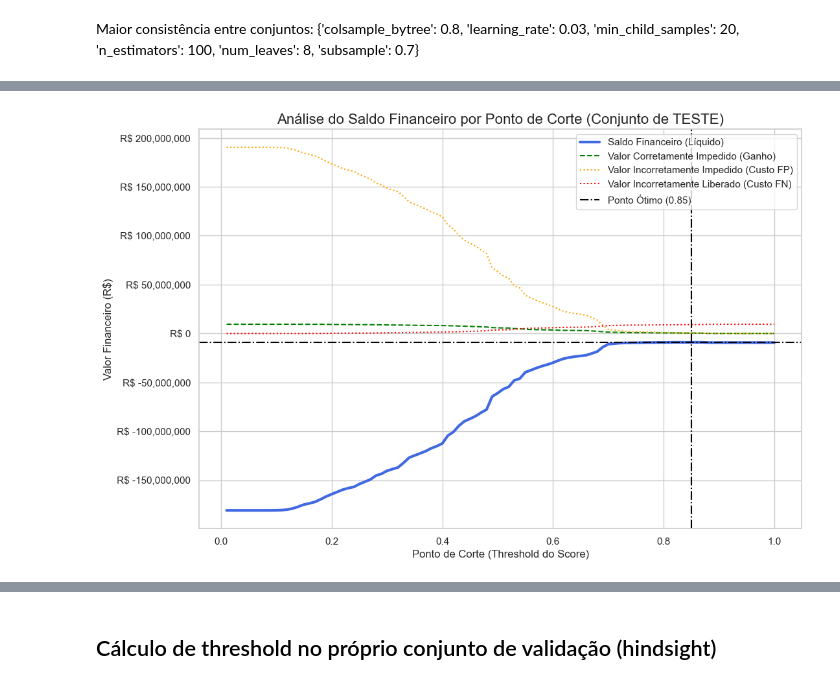
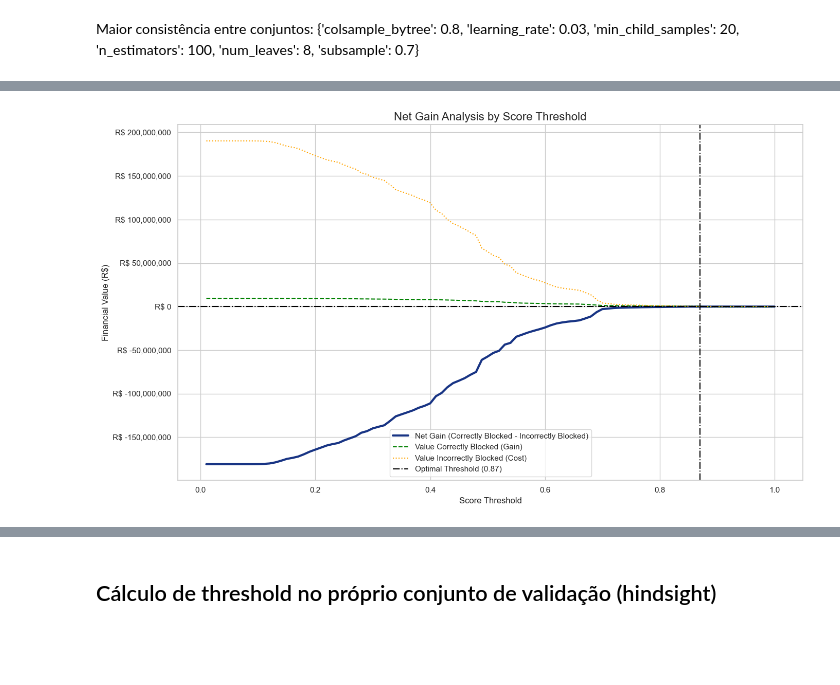
Before and after one commit to RenatoNogFer/Project-4, a Jupyter notebook: main.ipynb, the cells around one changed output, grey strips where cells are left out. Cells and saved outputs as stored; diff of their text form; code cells hidden in the pictures; blank space fills up the shorter version.

```diff
--- a/main.ipynb
+++ b/main.ipynb
@@ -1474,6 +1711,6 @@ As 3 variáveis são categorias de alta cardinalidade que não conseguiram ser a
 # %%
 # Create a copy of the list to avoid modifying the original
-analysis_cols = other_cols.copy()
+analysis_cols = other_c.copy()
 
 # Exclude 'mes_ref' as requested
 if 'mes_ref' in analysis_cols:
@@ -1888,7 +2035,6 @@ else:
 # %%
 # Analyze temporal stability for categorical and binary variables
-
-categorical_features = list(sorted_low_cardinality.keys())
+categorical_features = low_card_cols
 
 if 'data_frame' not in locals():
     print("Error: 'data_frame' not found. Please run previous cells.")
@@ -1936,7 +2082,6 @@ else:
 [figure]
 # %%
 # Calculate Information Value (IV) per month
-
 features_to_analyze_iv = categorical_features
 
 if 'data_frame' not in locals():
@@ -1957,7 +2102,7 @@ else:
 
             # Ensure there are samples in the monthly subset to avoid errors
             if not monthly_df.empty:
-                _, iv_score = calculate_woe_iv(monthly_df, col, 'alvo')
+                _, iv_score = CalculateWoeIv(monthly_df, col, 'alvo')
                 monthly_iv[month] = iv_score
             else:
                 monthly_iv[month] = 0.0
@@ -2079,6 +2141,5 @@ def calculate_psi(expected, actual, bins=10):
 # %%
 # Calculate Population Stability Index (PSI)
-
 features_to_analyze_psi = categorical_features
 
 if 'data_frame' not in locals():
@@ -2099,7 +2160,7 @@ else:
         monthly_psi = {}
         for month in unique_months[1:]:
             actual_df = data_frame[data_frame['mes_ref'] == month]
-            psi_score = calculate_psi(reference_df[col], actual_df[col])
+            psi_score = CalculatePsi(reference_df[col], actual_df[col])
             monthly_psi[month] = psi_score
 
         psi_series_monthly = pd.Series(monthly_psi)
@@ -2795,73 +2554,19 @@ Best Parameters:
 Final model training complete.
 # %%
-y_test_scores = final_lgbm_model.predict_proba(X_test)[:, 1]
-print(y_test_scores.max(), y_test_scores.min())
 vlr_financiado_test = data_frame.loc[X_test.index, 'vlr_financiado']
 
-def calculate_financial_balance(y_true, y_scores, vlr_financiado, threshold):
-    y_pred = (y_scores >= threshold).astype(int)
-    corretamente_impedido = vlr_financiado[(y_true == 1) & (y_pred == 1)].sum()
-    incorretamente_impedido = vlr_financiado[(y_true == 0) & (y_pred == 1)].sum()
-    incorretamente_liberado = vlr_financiado[(y_true == 1) & (y_pred == 0)].sum()
-    saldo = corretamente_impedido - incorretamente_impedido - incorretamente_liberado
-    return {
-        "saldo_financeiro": saldo,
-        "corretamente_impedido": corretamente_impedido,
-        "incorretamente_impedido": incorretamente_impedido,
-        "incorretamente_liberado": incorretamente_liberado
-    }
+optimal_threshold_test, _ = FindOptimalFinancialThreshold(
+    model=final_trained_model,
+    x_data=X_test,
+    y_true=y_test,
+    financial_values=vlr_financiado_test
+)
 
-thresholds = np.linspace(0.01, 1.00, 100)
-financial_results_test = []
-
-for t in thresholds:
-    result = calculate_financial_balance(y_test, y_test_scores, vlr_financiado_test, t)
-    result['threshold'] = t
-    financial_results_test.append(result)
-
-results_test_df = pd.DataFrame(financial_results_test)
-
-optimal_idx = results_test_df['saldo_financeiro'].idxmax()
-optimal_result_test = results_test_df.loc[optimal_idx]
-optimal_threshold = optimal_result_test['threshold']
-max_saldo_test = optimal_result_test['saldo_financeiro']
-
-plt.figure(figsize=(12, 8))
-plt.plot(results_test_df['threshold'], results_test_df['saldo_financeiro'], label='Saldo Financeiro (Líquido)', lw=3, color='royalblue')
-plt.plot(results_test_df['threshold'], results_test_df['corretamente_impedido'], label='Valor Corretamente Impedido (Ganho)', linestyle='--', color='green')
-plt.plot(results_test_df['threshold'], results_test_df['incorretamente_impedido'], label='Valor Incorretamente Impedido (Custo FP)', linestyle=':', color='orange')
-plt.plot(results_test_df['threshold'], results_test_df['incorretamente_liberado'], label='Valor Incorretamente Liberado (Custo FN)', linestyle=':', color='red')
-
-plt.axvline(x=optimal_threshold, color='black', linestyle='-.', label=f'Ponto Ótimo ({optimal_threshold:.2f})')
-plt.axhline(y=max_saldo_test, color='black', linestyle='-.')
-
-plt.title('Análise do Saldo Financeiro por Ponto de Corte (Conjunto de TESTE)', fontsize=16)
-plt.xlabel('Ponto de Corte (Threshold do Score)'); plt.ylabel('Valor Financeiro (R$)'); plt.legend(); plt.grid(True)
-from matplotlib.ticker import FuncFormatter
-formatter = FuncFormatter(lambda x, p: 'R$ {:,.0f}'.format(x))
-plt.gca().yaxis.set_major_formatter(formatter)
-plt.show()
-
-# --- (NOVO) Relatório de Texto Detalhado ---
-total_fraud_value_test = vlr_financiado_test[y_test == 1].sum()
-
-print("\n" + "="*60)
-print("### Definição do Ponto de Corte (baseado no Conjunto de TESTE) ###")
-print("="*60)
-print(f"Ponto de Corte Ótimo encontrado: {optimal_threshold:.4f}")
-print(f"Saldo Financeiro Máximo no conjunto de teste: R$ {max_saldo_test:,.2f}\n")
-
-print("--- Detalhamento no Ponto de Corte Ótimo (no Conjunto de Teste) ---")
-print(f"Valor Total de Fraudes Corretamente Impedidas: + R$ {optimal_result_test['corretamente_impedido']:,.2f}")
-print(f"Custo de Propostas Boas Incorretamente Impedidas: - R$ {optimal_result_test['incorretamente_impedido']:,.2f}")
-print(f"Custo de Fraudes Incorretamente Liberadas: - R$ {optimal_result_test['incorretamente_liberado']:,.2f}\n")
-
-print("--- Retorno do Modelo (no Conjunto de Teste) ---")
-print(f"Valor Total de Fraudes no período de teste: R$ {total_fraud_value_test:,.2f}")
-
-if total_fraud_value_test > 0:
-    retorno_percentual_test = (max_saldo_test / total_fraud_value_test) * 100
-    print(f"O modelo, no seu ponto ótimo, gerou um saldo líquido de R$ {max_saldo_test:,.2f}, recuperando o equivalente a {retorno_percentual_test:.2f}% do valor total que seria perdido para fraudes.")
-else:
-    print("Não houveram fraudes no período de teste para calcular o retorno.")
+GenerateFinancialReport(
+    model=final_trained_model,
+    x_data=X_test,
+    y_true=y_test,
+    financial_values=vlr_financiado_test,
+    optimal_threshold=optimal_threshold_test
+)
 # %% [output]
@@ -2869 +2577 @@ else:
-[figure, old version]
+[figure, new version]
```
Also changed, not shown: parts of 72 cells of this notebook, 1 other file.
